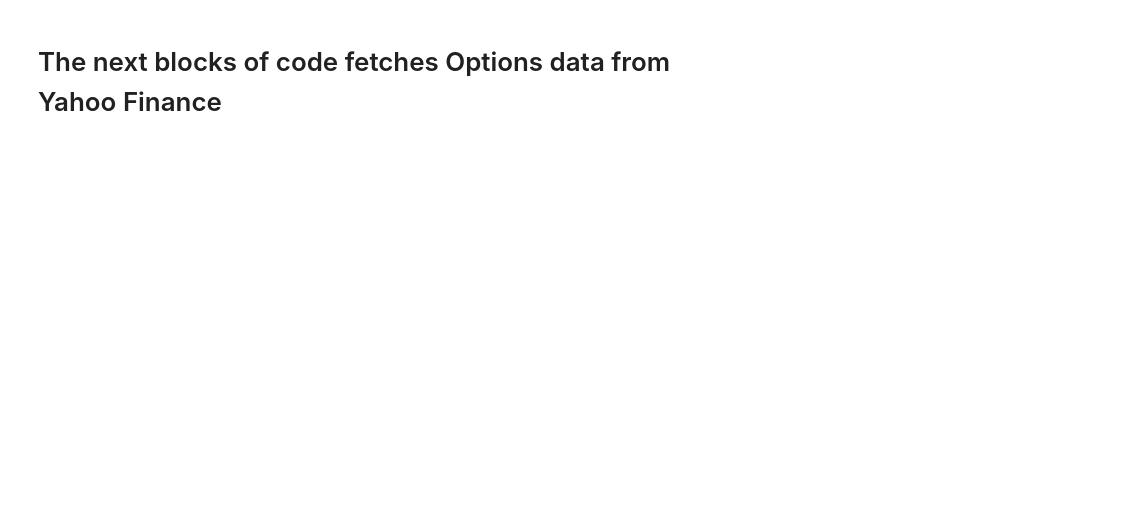
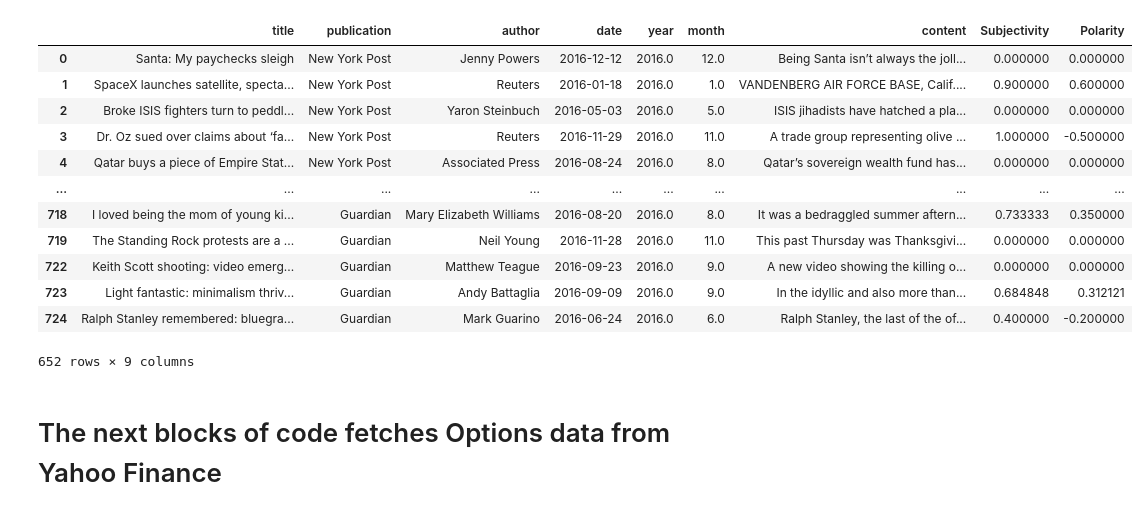
Before and after one commit to JoeZhang1000/News-Sentiment-and-IV, a Jupyter notebook: Twitter Sentiment Analysis.ipynb, the cells around one changed output. Drawn from its saved outputs; the diff is of its cells as text; code cells hidden in the pictures; blank space fills up the shorter version.

Commit message:
Finished sentiment analysis on headlines

```diff
--- a/Twitter Sentiment Analysis.ipynb
+++ b/Twitter Sentiment Analysis.ipynb
@@ -151,3 +110,43 @@ reddit_df.head()
+# %%
+from textblob import TextBlob
+from wordcloud import WordCloud, STOPWORDS
+
+def getSubjectivity(text):
+    return TextBlob(text).sentiment.subjectivity
+
+def getPolarity(text):
+    return TextBlob(text).sentiment.polarity
+
+business = business.dropna().copy()
+us_news = us_news.dropna().copy()
+tech = tech.dropna().copy()
+world = world.dropna().copy()
+c1 = c1.dropna().copy()
+c2 = c2.dropna().copy()
+
+business['headline'] = business['headline'].astype('string')
+business['Subjectivity'] = business['headline'].apply(getSubjectivity)
+business['Polarity'] = business['headline'].apply(getPolarity)
+
+us_news['Heading'] = us_news['Heading'].astype('string')
+us_news['Subjectivity'] = us_news['Heading'].apply(getSubjectivity)
+us_news['Polarity'] = us_news['Heading'].apply(getPolarity)
+
+tech['headline'] = tech['headline'].astype('string')
+tech['Subjectivity'] = tech['headline'].apply(getSubjectivity)
+tech['Polarity'] = tech['headline'].apply(getPolarity)
+
+world['Heading'] = world['Heading'].astype('string')
+world['Subjectivity'] = world['Heading'].apply(getSubjectivity)
+world['Polarity'] = world['Heading'].apply(getPolarity)
+
+c1['title'] = c1['title'].astype('string')
+c1['Subjectivity'] = c1['title'].apply(getSubjectivity)
+c1['Polarity'] = c1['title'].apply(getPolarity)
+
+c2['title'] = c2['title'].astype('string')
+c2['Subjectivity'] = c2['title'].apply(getSubjectivity)
+c2['Polarity'] = c2['title'].apply(getPolarity)
 # %%
 def getInsight(score):
     if score < 0:
@@ -169,3 +238,19 @@ reddit_df.head()
+# %%
+c2
+# %% [output]
+|  | title | publication | author | date | year | month | content | Subjectivity | Polarity |
+| 0 | Santa: My paychecks sleigh | New York Post | Jenny Powers | 2016-12-12 | 2016.0 | 12.0 | Being Santa isn’t always the joll... | 0.000000 | 0.000000 |
+| 1 | SpaceX launches satellite, specta... | New York Post | Reuters | 2016-01-18 | 2016.0 | 1.0 | VANDENBERG AIR FORCE BASE, Calif.... | 0.900000 | 0.600000 |
+| 2 | Broke ISIS fighters turn to peddl... | New York Post | Yaron Steinbuch | 2016-05-03 | 2016.0 | 5.0 | ISIS jihadists have hatched a pla... | 0.000000 | 0.000000 |
+| 3 | Dr. Oz sued over claims about ‘fa... | New York Post | Reuters | 2016-11-29 | 2016.0 | 11.0 | A trade group representing olive ... | 1.000000 | -0.500000 |
+| 4 | Qatar buys a piece of Empire Stat... | New York Post | Associated Press | 2016-08-24 | 2016.0 | 8.0 | Qatar’s sovereign wealth fund has... | 0.000000 | 0.000000 |
+| ... | ... | ... | ... | ... | ... | ... | ... | ... | ... |
+| 718 | I loved being the mom of young ki... | Guardian | Mary Elizabeth Williams | 2016-08-20 | 2016.0 | 8.0 | It was a bedraggled summer aftern... | 0.733333 | 0.350000 |
+| 719 | The Standing Rock protests are a ... | Guardian | Neil Young | 2016-11-28 | 2016.0 | 11.0 | This past Thursday was Thanksgivi... | 0.000000 | 0.000000 |
+| 722 | Keith Scott shooting: video emerg... | Guardian | Matthew Teague | 2016-09-23 | 2016.0 | 9.0 | A new video showing the killing o... | 0.000000 | 0.000000 |
+| 723 | Light fantastic: minimalism thriv... | Guardian | Andy Battaglia | 2016-09-09 | 2016.0 | 9.0 | In the idyllic and also more than... | 0.684848 | 0.312121 |
+| 724 | Ralph Stanley remembered: bluegra... | Guardian | Mark Guarino | 2016-06-24 | 2016.0 | 6.0 | Ralph Stanley, the last of the of... | 0.400000 | -0.200000 |
+652 rows × 9 columns
 # %% [markdown]
 # The next blocks of code fetches Options data from Yahoo Finance
 # %%
```
Also changed, not shown: parts of 26 cells of this notebook, 1 other file.
